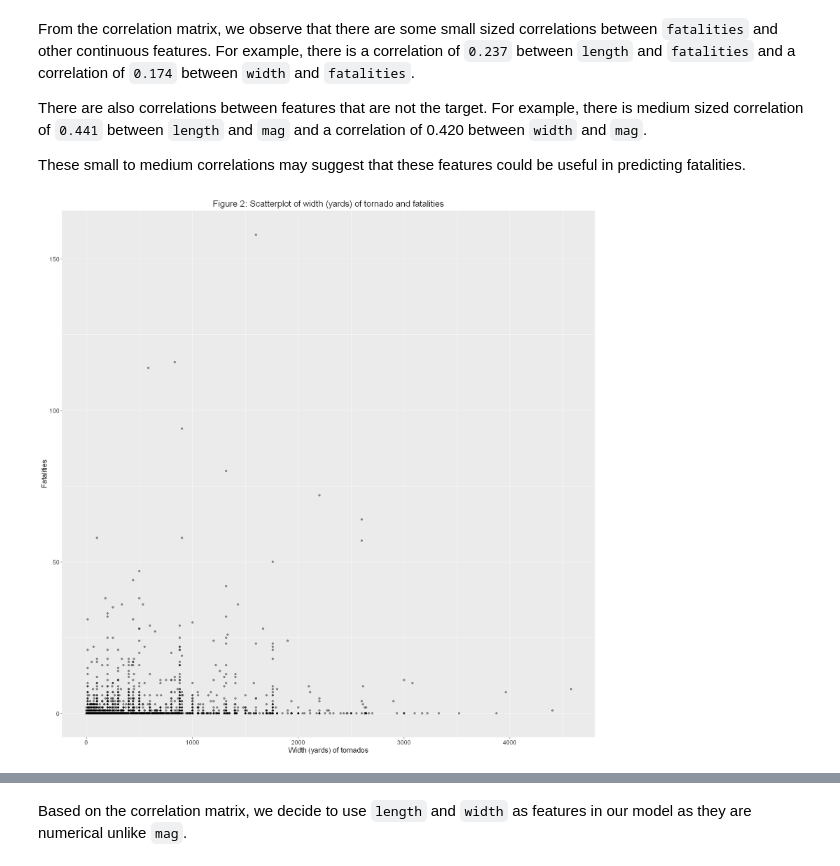
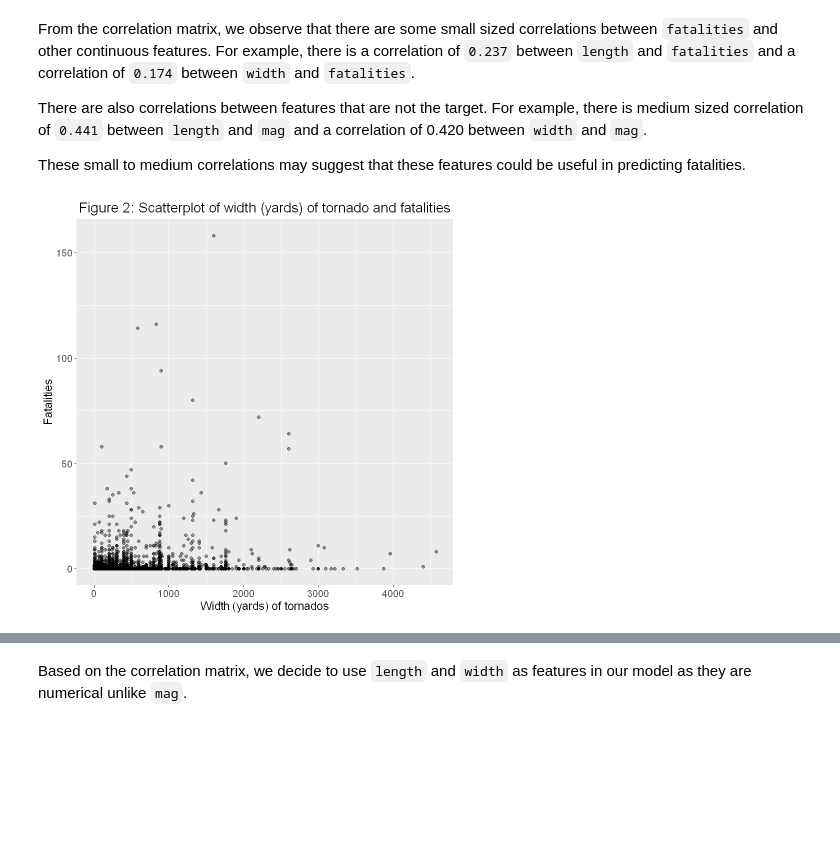
Before and after one commit to DSCI-310-2024/DSCI-310-Group-1-Predict-Casualties-From-Tornado-Data, a Jupyter notebook: src/tornado_fatalities_predictor.ipynb, the cells around one changed output, grey strips where cells are left out. Drawn from its saved outputs; the diff is of its cells as text; code cells hidden in the pictures; blank space fills up the shorter version.

```diff
--- a/src/tornado_fatalities_predictor.ipynb
+++ b/src/tornado_fatalities_predictor.ipynb
@@ -157,13 +157,15 @@ There are also correlations between features that are not the target. For exampl
 
 These small to medium correlations may suggest that these features could be useful in predicting fatalities.
 # %%
+options(repr.plot.width = 7, repr.plot.height = 7)
+
 fatalities_width_scatterplot = ggplot(df, aes(x = width, y = fatalities)) +
     geom_point(alpha = 0.4) +
     xlab("Width (yards) of tornados") +
     ylab("Fatalities") +
     theme(text = element_text(size = 14), plot.title = element_text(hjust = 0.5)) +
     ggtitle("Figure 2: Scatterplot of width (yards) of tornado and fatalities")
 fatalities_width_scatterplot
 # %% [output]
-[figure, old version]
+[figure, new version]
 # %%
```
Also changed, not shown: parts of 3 cells of this notebook.
